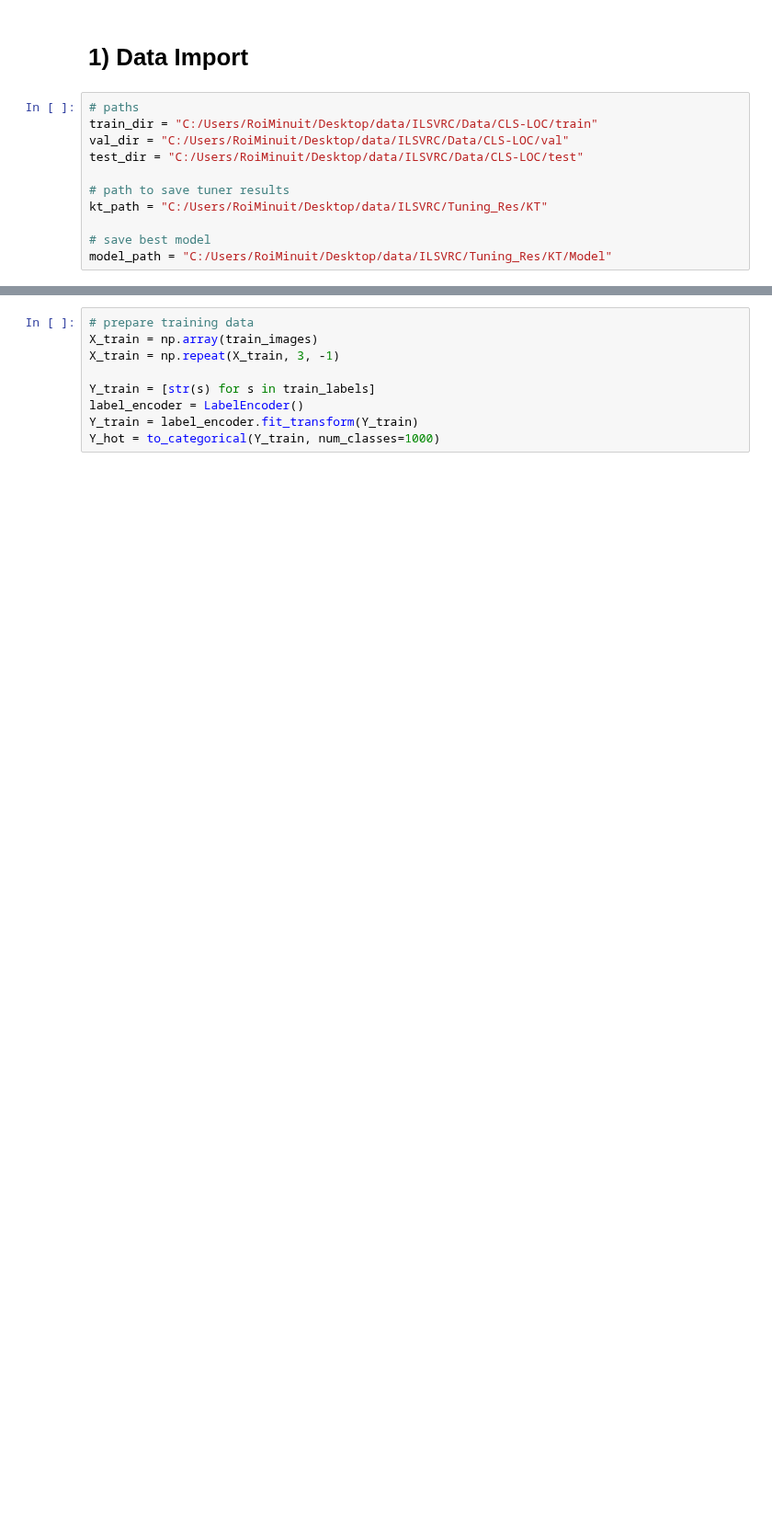
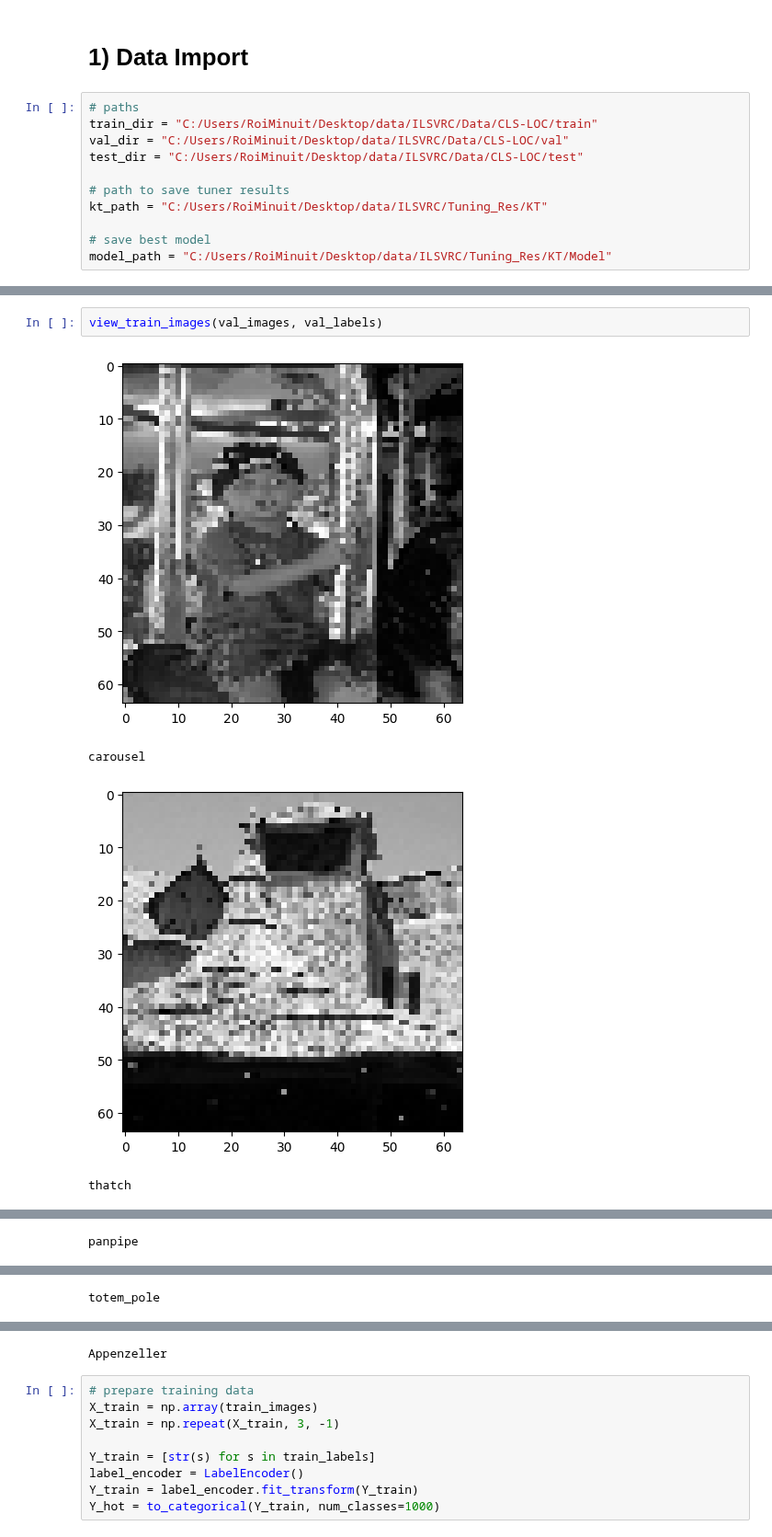
Before and after one commit to llouis01/Code-Gym, a Jupyter notebook: compviz/imgNet/optimize_training.ipynb, the cells around one changed output, grey strips where cells are left out. Shown at 92% size. Saved outputs shown, nothing was run; the diff lists cells and outputs as text; blank space fills up the shorter version.

```diff
--- a/compviz/imgNet/optimize_training.ipynb
+++ b/compviz/imgNet/optimize_training.ipynb
@@ -80,0 +92,7 @@ Function processed 5000 images in 8 seconds.
+# %%
+view_train_images(val_images, val_labels)
+# %% [output]
+[figure, added]
+carousel
+[figure, added]
+thatch
@@ -80,0 +100 @@ Function processed 5000 images in 8 seconds.
+panpipe
@@ -80,0 +102 @@ Function processed 5000 images in 8 seconds.
+totem_pole
@@ -81,3 +104,4 @@ Function processed 5000 images in 8 seconds.
+Appenzeller
 # %%
 # prepare training data
 X_train = np.array(train_images)
```
Also changed, not shown: parts of 13 cells of this notebook, 1 other file.
